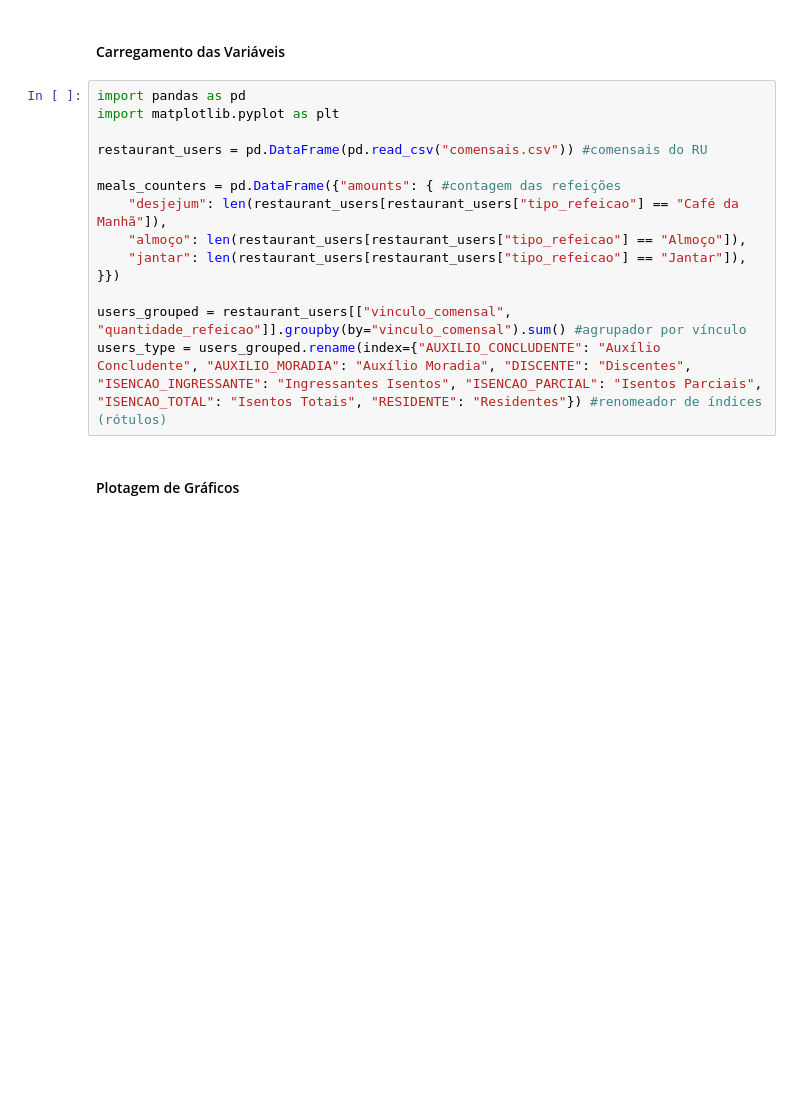
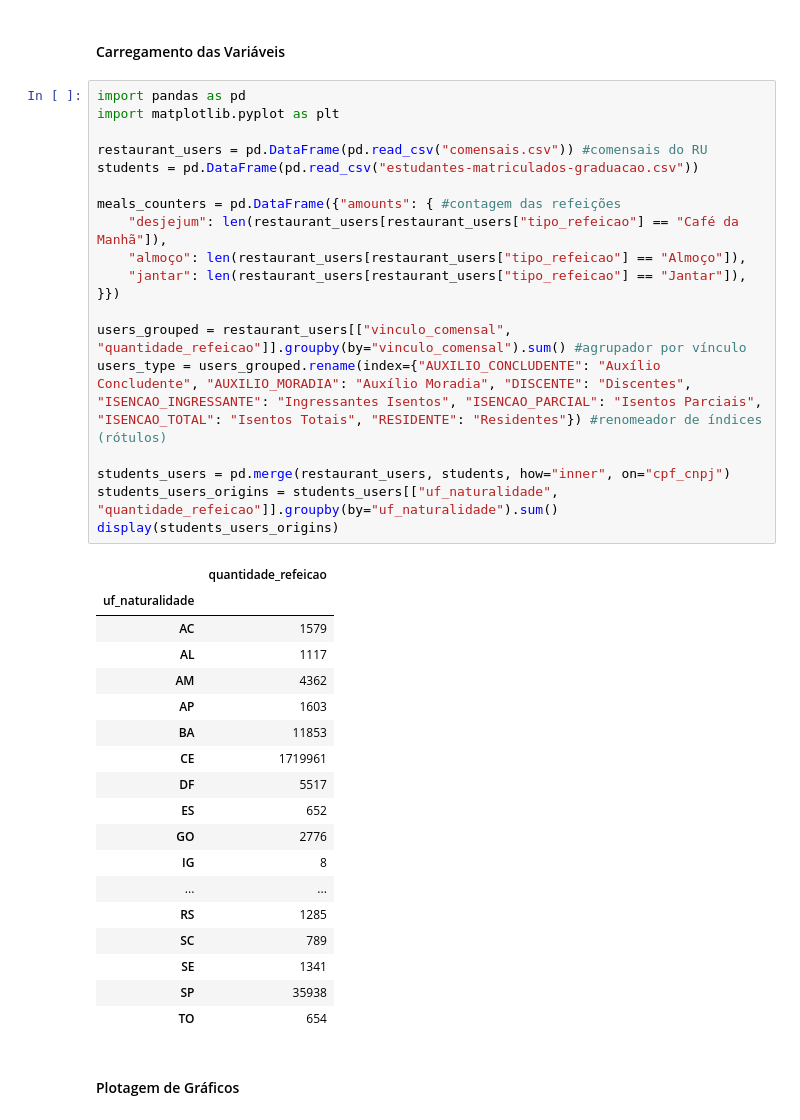
Before and after one commit to Yuri3358/comensais-ru-ufc, a Jupyter notebook: main.ipynb, the cells around one changed output. Drawn from its saved outputs; the diff is of its cells as text; blank space fills up the shorter version.

```diff
--- a/main.ipynb
+++ b/main.ipynb
@@ -5,17 +5,41 @@
 # %%
 import pandas as pd
 import matplotlib.pyplot as plt
 
 restaurant_users = pd.DataFrame(pd.read_csv("comensais.csv")) #comensais do RU
+students = pd.DataFrame(pd.read_csv("estudantes-matriculados-graduacao.csv"))
 
 meals_counters = pd.DataFrame({"amounts": { #contagem das refeições
     "desjejum": len(restaurant_users[restaurant_users["tipo_refeicao"] == "Café da Manhã"]),
     "almoço": len(restaurant_users[restaurant_users["tipo_refeicao"] == "Almoço"]),
     "jantar": len(restaurant_users[restaurant_users["tipo_refeicao"] == "Jantar"]),
 }})
 
 users_grouped = restaurant_users[["vinculo_comensal", "quantidade_refeicao"]].groupby(by="vinculo_comensal").sum() #agrupador por vínculo
 users_type = users_grouped.rename(index={"AUXILIO_CONCLUDENTE": "Auxílio Concludente", "AUXILIO_MORADIA": "Auxílio Moradia", "DISCENTE": "Discentes", "ISENCAO_INGRESSANTE": "Ingressantes Isentos", "ISENCAO_PARCIAL": "Isentos Parciais", "ISENCAO_TOTAL": "Isentos Totais", "RESIDENTE": "Residentes"}) #renomeador de índices (rótulos)
+
+students_users = pd.merge(restaurant_users, students, how="inner", on="cpf_cnpj")
+students_users_origins = students_users[["uf_naturalidade", "quantidade_refeicao"]].groupby(by="uf_naturalidade").sum()
+display(students_users_origins)
+# %% [output]
+|  | quantidade_refeicao |
+| uf_naturalidade |  |
+| AC | 1579 |
+| AL | 1117 |
+| AM | 4362 |
+| AP | 1603 |
+| BA | 11853 |
+| CE | 1719961 |
+| DF | 5517 |
+| ES | 652 |
+| GO | 2776 |
+| IG | 8 |
+| ... | ... |
+| RS | 1285 |
+| SC | 789 |
+| SE | 1341 |
+| SP | 35938 |
+| TO | 654 |
 # %% [markdown]
 #### Plotagem de Gráficos
 # %% [markdown]
```
Also changed, not shown: parts of 2 cells of this notebook, 1 other file.
